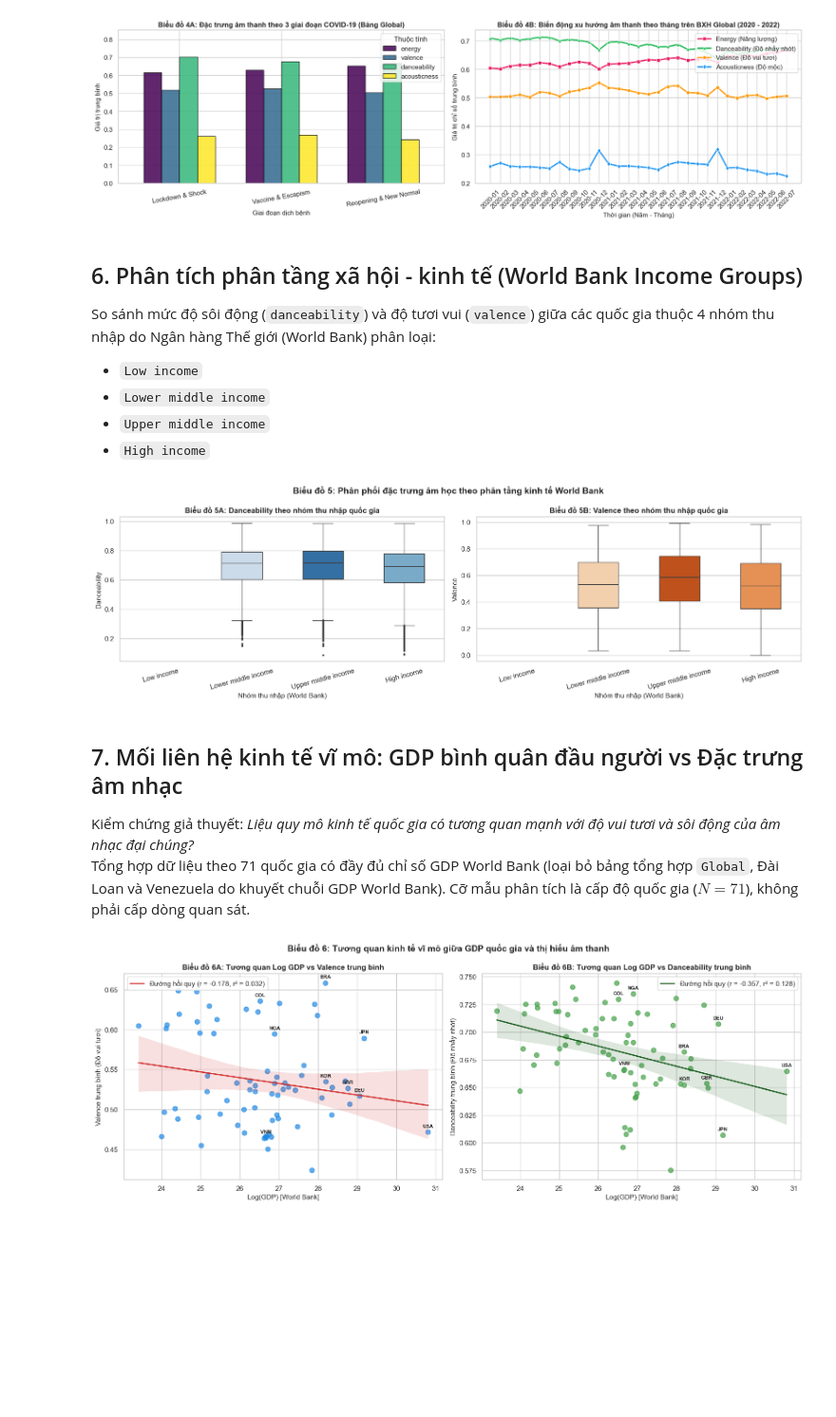
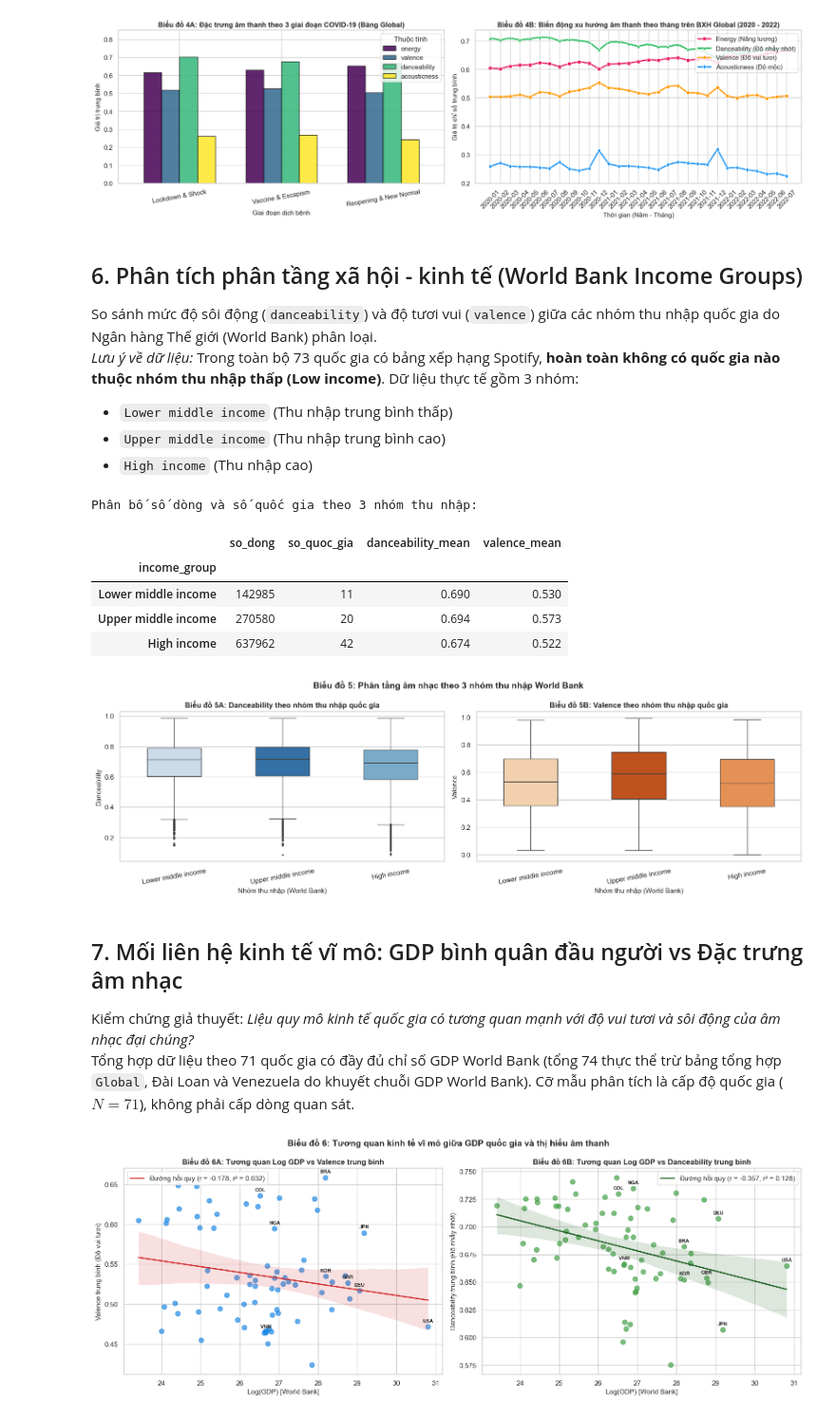
Before and after one commit to lyhiahan/Spotify_Audio_Trends_Analytics, a Jupyter notebook: notebooks/02_eda.ipynb, the cells around one changed output. Shown at 95% size. Drawn from its saved outputs; the diff is of its cells as text; code cells hidden in the pictures; blank space fills up the shorter version.

```diff
--- a/notebooks/02_eda.ipynb
+++ b/notebooks/02_eda.ipynb
@@ -387,41 +398,56 @@ plt.show()
 # %% [markdown]
 ## 6. Phân tích phân tầng xã hội - kinh tế (World Bank Income Groups)
 
-So sánh mức độ sôi động (`danceability`) và độ tươi vui (`valence`) giữa các quốc gia thuộc 4 nhóm thu nhập do Ngân hàng Thế giới (World Bank) phân loại:
-- `Low income`
-- `Lower middle income`
-- `Upper middle income`
-- `High income`
+So sánh mức độ sôi động (`danceability`) và độ tươi vui (`valence`) giữa các nhóm thu nhập quốc gia do Ngân hàng Thế giới (World Bank) phân loại.
+*Lưu ý về dữ liệu:* Trong toàn bộ 73 quốc gia có bảng xếp hạng Spotify, **hoàn toàn không có quốc gia nào thuộc nhóm thu nhập thấp (Low income)**. Dữ liệu thực tế gồm 3 nhóm:
+- `Lower middle income` (Thu nhập trung bình thấp)
+- `Upper middle income` (Thu nhập trung bình cao)
+- `High income` (Thu nhập cao)
 # %%
-inc_order = ["Low income", "Lower middle income", "Upper middle income", "High income"]
+inc_order = ["Lower middle income", "Upper middle income", "High income"]
 df_income = df[df["income_group"].isin(inc_order)]
+
+print("Phân bố số dòng và số quốc gia theo 3 nhóm thu nhập:")
+inc_stats = df_income.groupby("income_group").agg(
+    so_dong=("streams", "count"),
+    so_quoc_gia=("country", "nunique"),
+    danceability_mean=("danceability", "mean"),
+    valence_mean=("valence", "mean")
+).reindex(inc_order)
+display(inc_stats.round(3))
 
 fig, axes = plt.subplots(1, 2, figsize=(16, 5))
 
 sns.boxplot(data=df_income, x="income_group", y="danceability", order=inc_order, hue="income_group",
             ax=axes[0], palette="Blues_r", fliersize=2, width=0.5, legend=False)
 axes[0].set_title("Biểu đồ 5A: Danceability theo nhóm thu nhập quốc gia", fontweight="bold")
 axes[0].set_xlabel("Nhóm thu nhập (World Bank)")
 axes[0].set_ylabel("Danceability")
-axes[0].tick_params(axis="x", rotation=15)
+axes[0].tick_params(axis="x", rotation=10)
 
 sns.boxplot(data=df_income, x="income_group", y="valence", order=inc_order, hue="income_group",
             ax=axes[1], palette="Oranges_r", fliersize=2, width=0.5, legend=False)
 axes[1].set_title("Biểu đồ 5B: Valence theo nhóm thu nhập quốc gia", fontweight="bold")
 axes[1].set_xlabel("Nhóm thu nhập (World Bank)")
 axes[1].set_ylabel("Valence")
-axes[1].tick_params(axis="x", rotation=15)
+axes[1].tick_params(axis="x", rotation=10)
 
-plt.suptitle("Biểu đồ 5: Phân phối đặc trưng âm học theo phân tầng kinh tế World Bank", fontsize=14, fontweight="bold")
+plt.suptitle("Biểu đồ 5: Phân tầng âm nhạc theo 3 nhóm thu nhập World Bank", fontsize=14, fontweight="bold")
 plt.tight_layout()
 plt.show()
 # %% [output]
+Phân bố số dòng và số quốc gia theo 3 nhóm thu nhập:
+|  | so_dong | so_quoc_gia | danceability_mean | valence_mean |
+| income_group |  |  |  |  |
+| Lower middle income | 142985 | 11 | 0.690 | 0.530 |
+| Upper middle income | 270580 | 20 | 0.694 | 0.573 |
+| High income | 637962 | 42 | 0.674 | 0.522 |
-[figure, old version]
+[figure, new version]
 # %% [markdown]
 ## 7. Mối liên hệ kinh tế vĩ mô: GDP bình quân đầu người vs Đặc trưng âm nhạc
 
 Kiểm chứng giả thuyết: *Liệu quy mô kinh tế quốc gia có tương quan mạnh với độ vui tươi và sôi động của âm nhạc đại chúng?*
-Tổng hợp dữ liệu theo 71 quốc gia có đầy đủ chỉ số GDP World Bank (loại bỏ bảng tổng hợp `Global`, Đài Loan và Venezuela do khuyết chuỗi GDP World Bank). Cỡ mẫu phân tích là cấp độ quốc gia ($N = 71$), không phải cấp dòng quan sát.
+Tổng hợp dữ liệu theo 71 quốc gia có đầy đủ chỉ số GDP World Bank (tổng 74 thực thể trừ bảng tổng hợp `Global`, Đài Loan và Venezuela do khuyết chuỗi GDP World Bank). Cỡ mẫu phân tích là cấp độ quốc gia ($N = 71$), không phải cấp dòng quan sát.
 # %%
 country_macro = df[df["country"] != "Global"].groupby(["country", "country_code"]).agg({
     "gdp_log": "mean",
```
Also changed, not shown: parts of 9 cells of this notebook, 6 other files.
